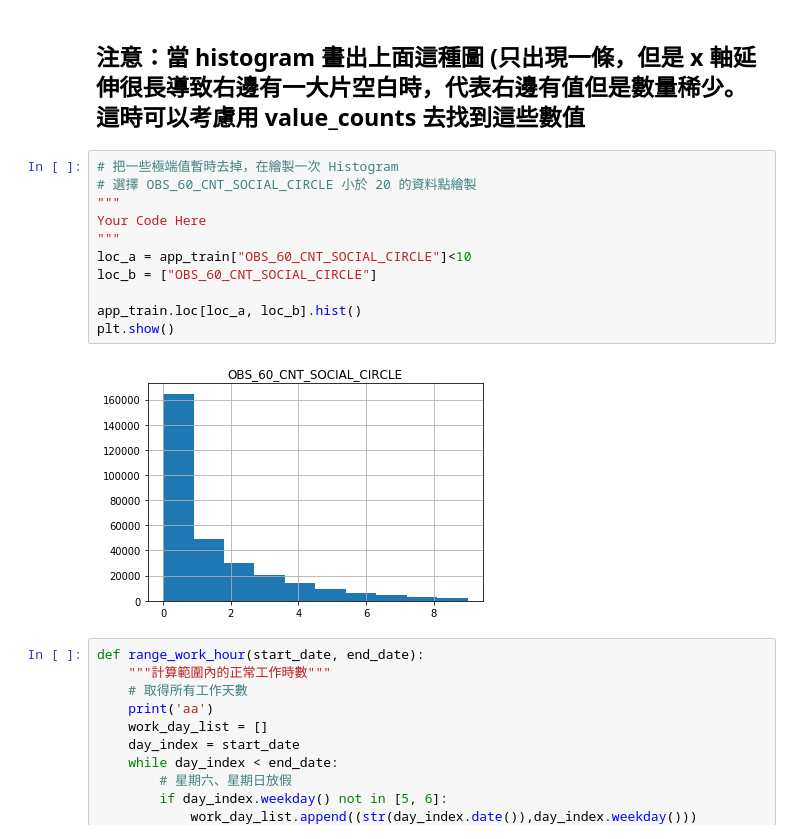
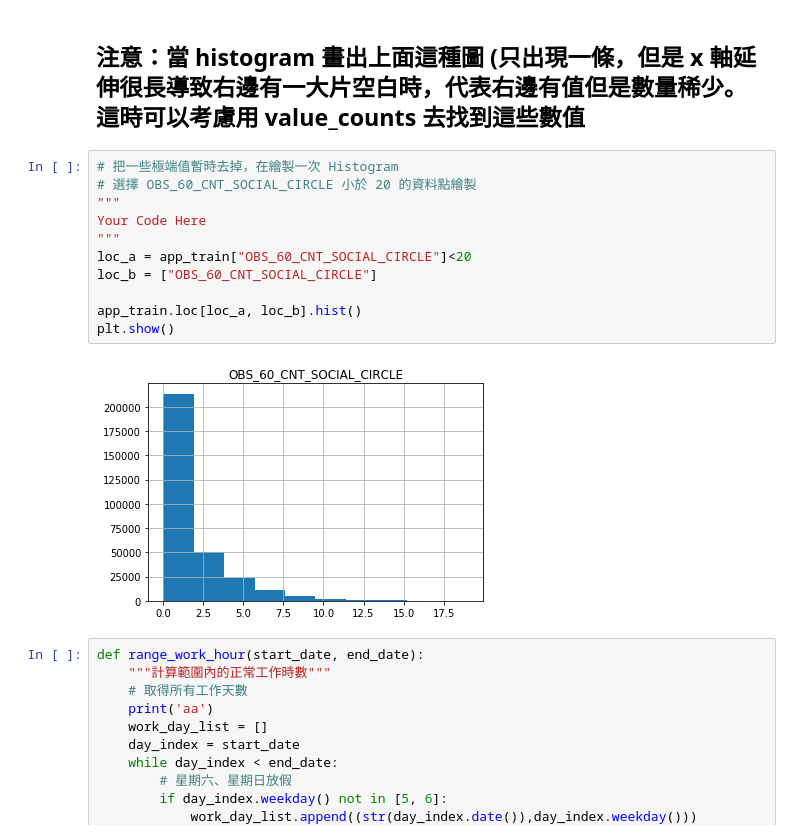
Before and after one commit to pellok/100Day-ML-Marathon, a Jupyter notebook: homework/Day_009_HW.ipynb, the cells around one changed output. Saved outputs shown, nothing was run; the diff lists cells and outputs as text.

```diff
--- a/homework/Day_009_HW.ipynb
+++ b/homework/Day_009_HW.ipynb
@@ -307,16 +307,16 @@ Name: OBS_60_CNT_SOCIAL_CIRCLE, dtype: int64
 # %%
 # 把一些極端值暫時去掉，在繪製一次 Histogram
 # 選擇 OBS_60_CNT_SOCIAL_CIRCLE 小於 20 的資料點繪製
 """
 Your Code Here
 """
-loc_a = app_train["OBS_60_CNT_SOCIAL_CIRCLE"]<10
+loc_a = app_train["OBS_60_CNT_SOCIAL_CIRCLE"]<20
 loc_b = ["OBS_60_CNT_SOCIAL_CIRCLE"]
 
 app_train.loc[loc_a, loc_b].hist()
 plt.show()
 # %% [output]
-[figure, old version]
+[figure, new version]
 # %%
 def range_work_hour(start_date, end_date):
     """計算範圍內的正常工作時數"""
```
